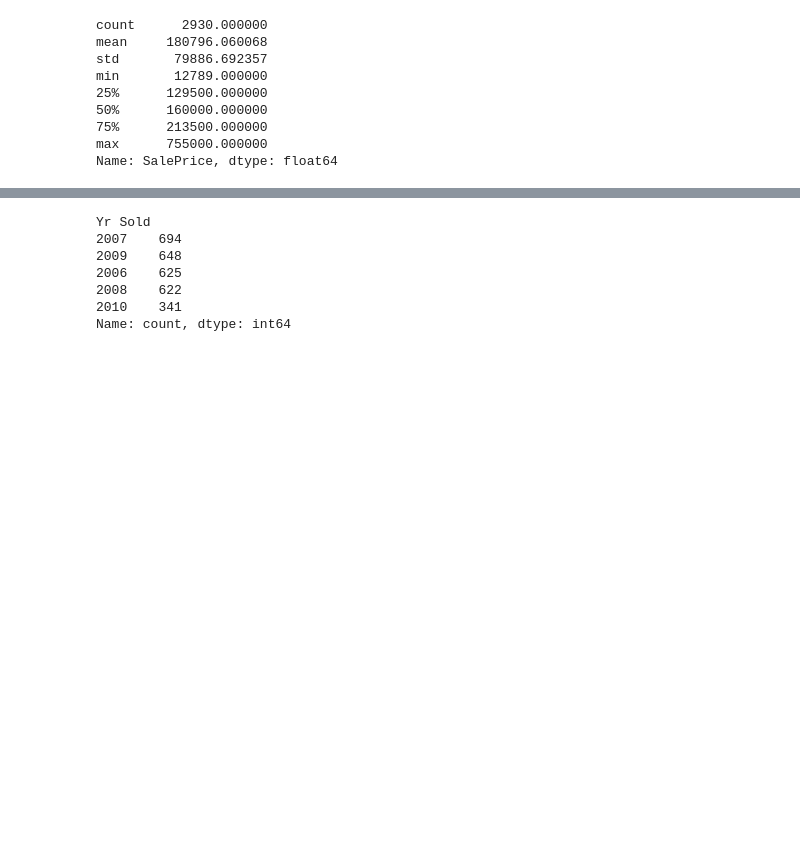
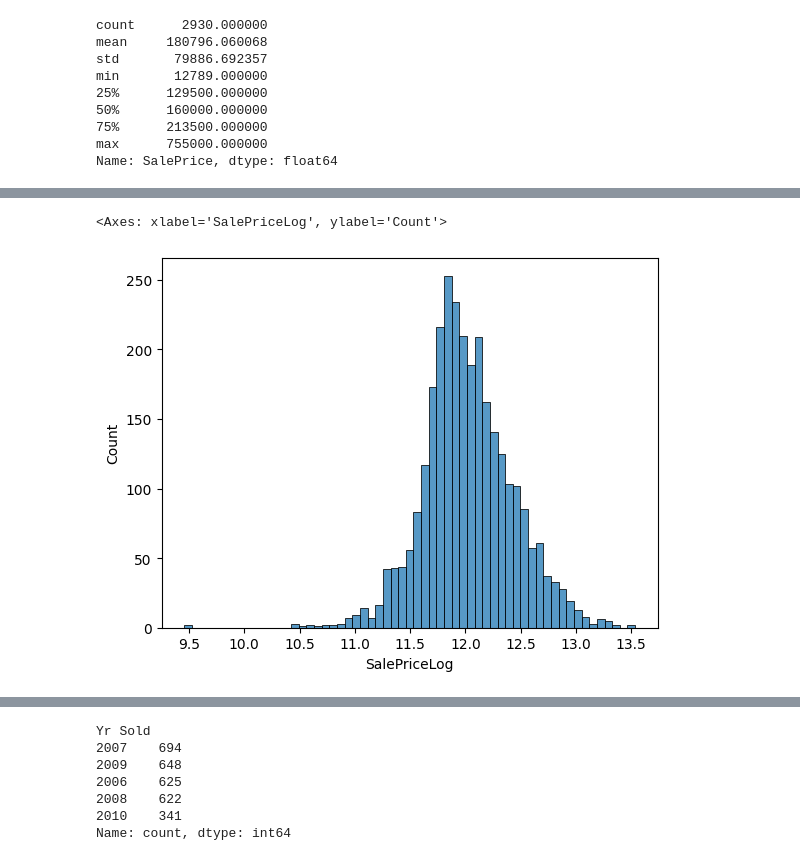
Before and after one commit to szymon-ml/Portfolio-Housing-Project, a Jupyter notebook: AmesPortfolio.ipynb, the cells around one changed output, grey strips where cells are left out. Drawn from its saved outputs; the diff is of its cells as text; code cells hidden in the pictures; blank space fills up the shorter version.

```diff
--- a/AmesPortfolio.ipynb
+++ b/AmesPortfolio.ipynb
@@ -70,3 +112,7 @@ min       12789.000000
 75%      213500.000000
 max      755000.000000
 Name: SalePrice, dtype: float64
+# %%
+#log transforming it can increase model accuracy by making the effect of outliers proportional.
+df['SalePriceLog'] = np.log1p(df['SalePrice'])
+df.head()
@@ -72,0 +126,6 @@ Name: SalePrice, dtype: float64
+# %%
+#a viz of the transformed target
+sns.histplot(df['SalePriceLog'])
+# %% [output]
+<Axes: xlabel='SalePriceLog', ylabel='Count'>
+[figure, added]
```
Also changed, not shown: parts of 69 cells of this notebook, 1 other file.
